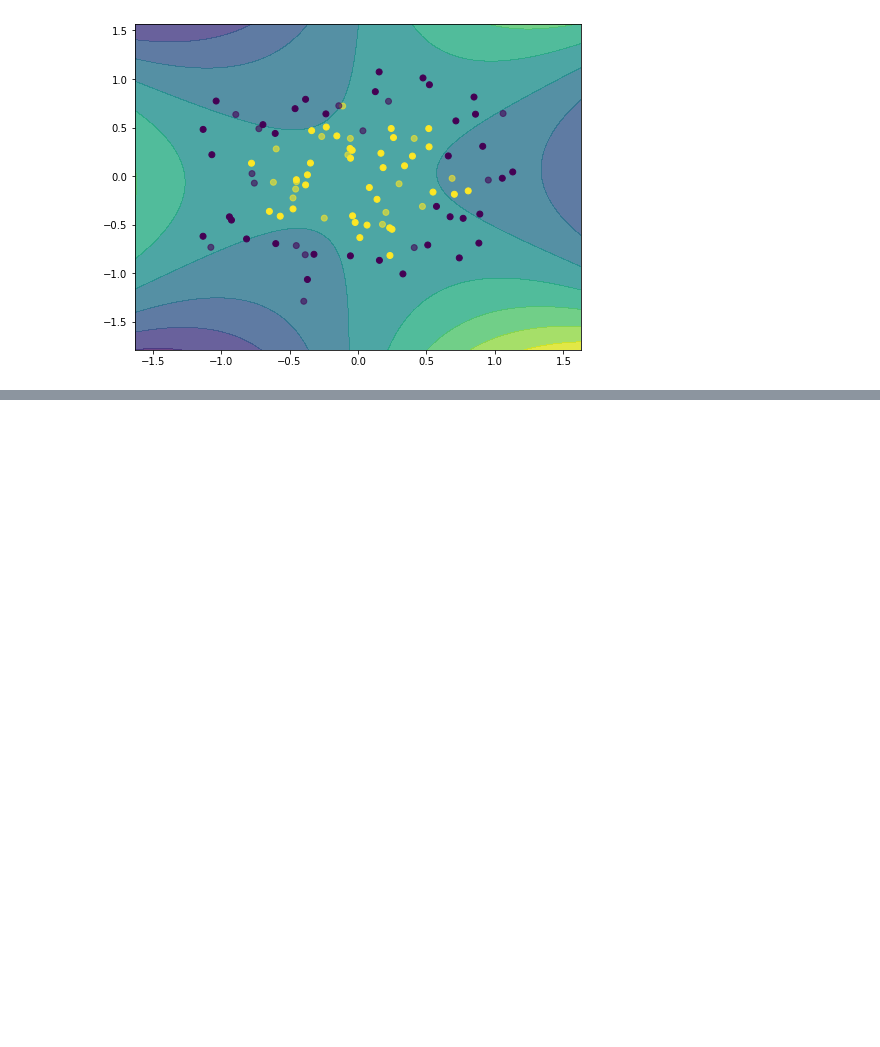
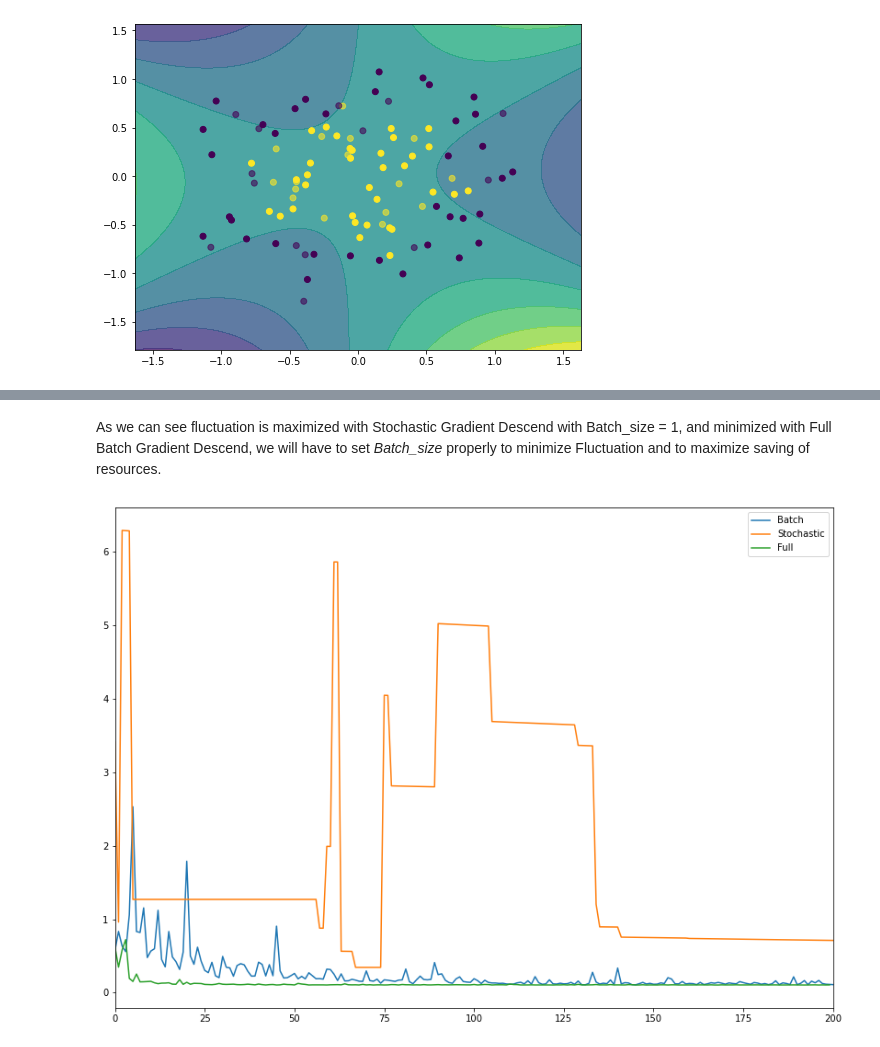
Before and after one commit to emanuele-em/Machine-Learning-and-Data-Science-by-example, a Jupyter notebook: README.ipynb, the cells around one changed output, grey strips where cells are left out. Saved outputs shown, nothing was run; the diff lists cells and outputs as text; code cells hidden in the pictures; blank space fills up the shorter version.

```diff
--- a/README.ipynb
+++ b/README.ipynb
@@ -1949,0 +2318,12 @@ ACCURACY: Train=0.5143 Test=0.4667
+# %% [markdown]
+As we can see fluctuation is maximized with Stochastic Gradient Descend with Batch_size = 1, and minimized with Full Batch Gradient Descend, we will have to set *Batch_size* properly to minimize Fluctuation and to maximize saving of resources.
+# %%
+plt.figure(figsize=(14,10))
+plt.plot(batch_losses, label="Batch")
+plt.plot(sgd_losses, label="Stochastic")
+plt.plot(full_losses,label="Full")
+plt.xlim(xmin=0,xmax=200)
+plt.legend()
+plt.show()
+# %% [output]
+[figure, added]
```
Also changed, not shown: parts of 32 cells of this notebook, 7 other files.
